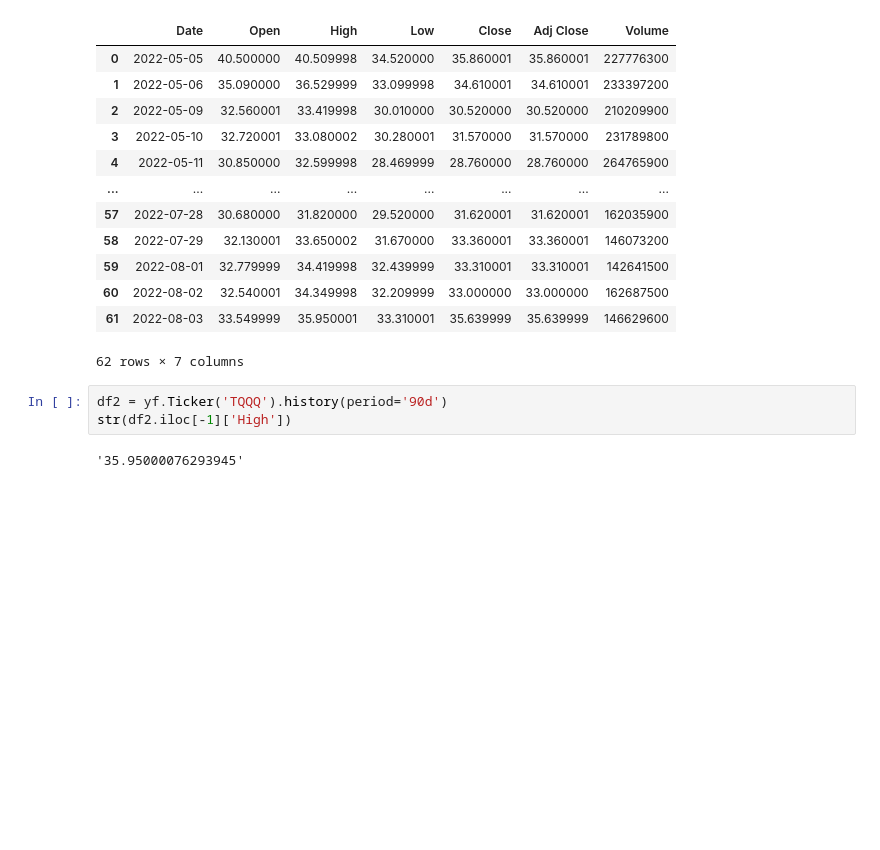
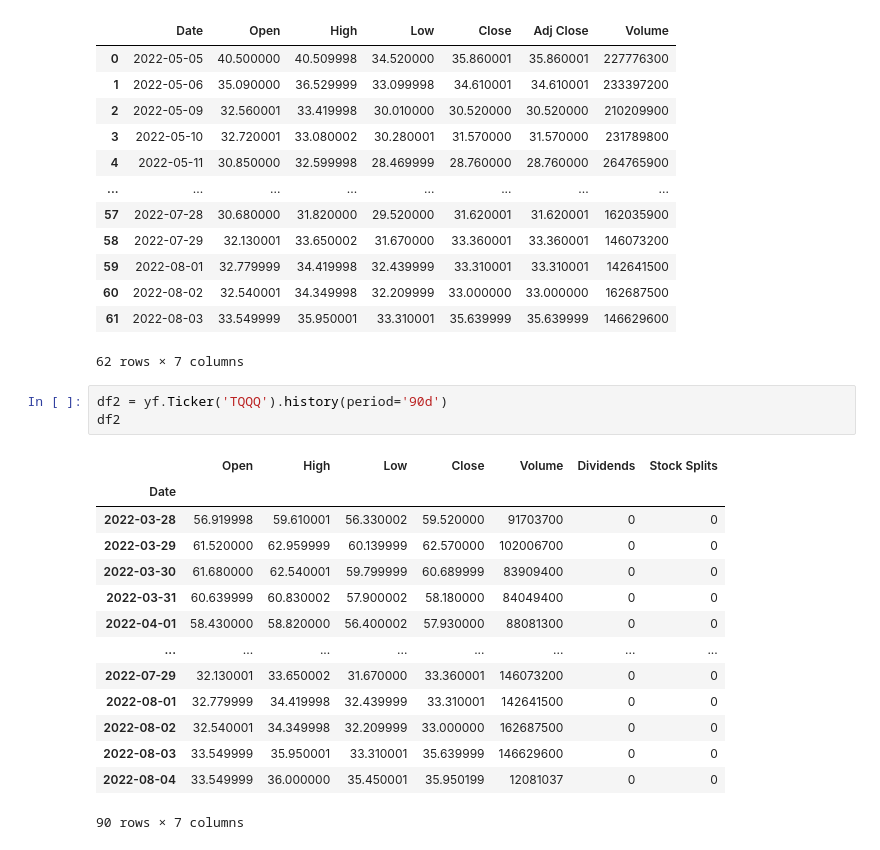
Before and after one commit to Ideal-Lim/2022HAISummerProject, a Jupyter notebook: YfinanceBasic.ipynb, the cells around one changed output. Saved outputs shown, nothing was run; the diff lists cells and outputs as text; blank space fills up the shorter version.

```diff
--- a/YfinanceBasic.ipynb
+++ b/YfinanceBasic.ipynb
@@ -240,9 +240,22 @@ df
 62 rows × 7 columns
 # %%
 df2 = yf.Ticker('TQQQ').history(period='90d')
-str(df2.iloc[-1]['High'])
+df2
 # %% [output]
+|  | Open | High | Low | Close | Volume | Dividends | Stock Splits |
+| Date |  |  |  |  |  |  |  |
+| 2022-03-28 | 56.919998 | 59.610001 | 56.330002 | 59.520000 | 91703700 | 0 | 0 |
+| 2022-03-29 | 61.520000 | 62.959999 | 60.139999 | 62.570000 | 102006700 | 0 | 0 |
+| 2022-03-30 | 61.680000 | 62.540001 | 59.799999 | 60.689999 | 83909400 | 0 | 0 |
+| 2022-03-31 | 60.639999 | 60.830002 | 57.900002 | 58.180000 | 84049400 | 0 | 0 |
+| 2022-04-01 | 58.430000 | 58.820000 | 56.400002 | 57.930000 | 88081300 | 0 | 0 |
+| ... | ... | ... | ... | ... | ... | ... | ... |
+| 2022-07-29 | 32.130001 | 33.650002 | 31.670000 | 33.360001 | 146073200 | 0 | 0 |
+| 2022-08-01 | 32.779999 | 34.419998 | 32.439999 | 33.310001 | 142641500 | 0 | 0 |
+| 2022-08-02 | 32.540001 | 34.349998 | 32.209999 | 33.000000 | 162687500 | 0 | 0 |
+| 2022-08-03 | 33.549999 | 35.950001 | 33.310001 | 35.639999 | 146629600 | 0 | 0 |
+| 2022-08-04 | 33.549999 | 36.000000 | 35.450001 | 35.950199 | 12081037 | 0 | 0 |
-'35.95000076293945'
+90 rows × 7 columns
 # %%
 df2['Close'].rolling(window=20).mean()
 # %% [output]
```
Also changed, not shown: parts of 2 cells of this notebook, 3 other files.
